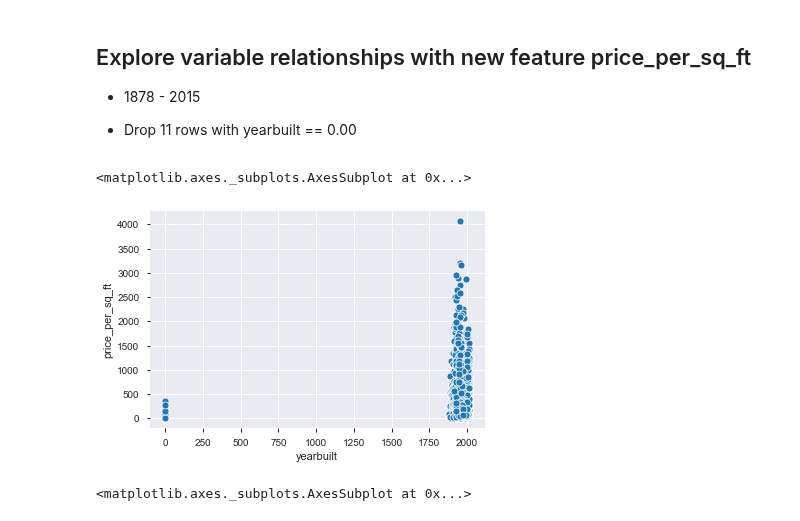
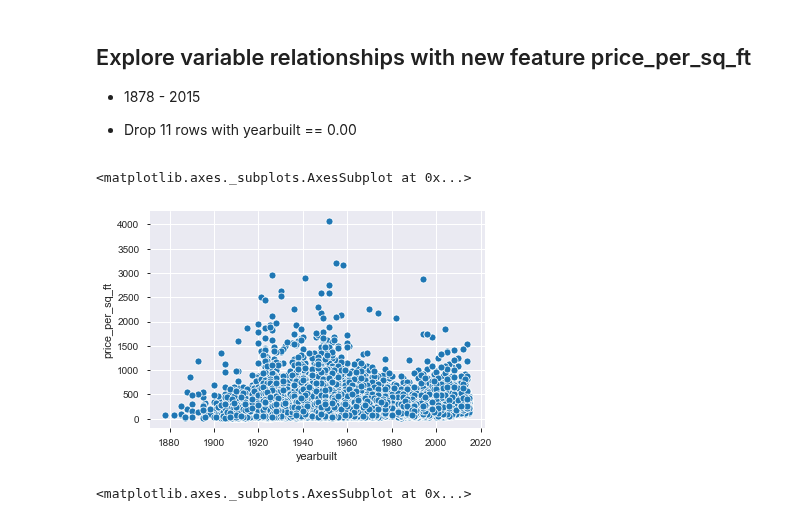
Before and after one commit to FJ-Zillow-Org/Zillow, a Jupyter notebook: deliverable.ipynb, the cells around one changed output. Cells and saved outputs as stored; diff of their text form; code cells hidden in the pictures.

Commit message:
Commit LOTS of changes. Fix impute of zeros into pool and garage, remove handle missing values function, remove train_cat

```diff
--- a/deliverable.ipynb
+++ b/deliverable.ipynb
@@ -224,8 +211,9 @@ cols = ["poolcnt", "garagecarcnt"]
 # %%
 # Impute zeros into poolcnt and garagecarcnt on train set
 
-train = prepare.fill_zero(train, cols=cols)
+train.poolcnt.fillna(value=0, inplace=True)
+test.poolcnt.fillna(value=0, inplace=True)
 # %%
 # Impute zeros into poolcnt and garagecarcnt on test set
-
-test = prepare.fill_zero(test, cols=cols)
+train.garagecarcnt.fillna(value=0, inplace=True)
+test.garagecarcnt.fillna(value=0, inplace=True)
@@ -236,4 +219,0 @@ test = prepare.fill_zero(test, cols=cols)
-# %%
-# drop columns that have more than 50% of values missing and rows with more than 75% of values missing
-
-train = prepare.handle_missing_values(train)
@@ -474,8 +416,8 @@ sns.scatterplot(data=train, x="logerror", y="price_per_sq_ft", hue="county_name"
 
 - Drop 11 rows with yearbuilt == 0.00
 # %%
-sns.scatterplot(data=train_cat, x="yearbuilt", y="price_per_sq_ft")
+sns.scatterplot(data=train, x="yearbuilt", y="price_per_sq_ft")
 # %% [output]
 <matplotlib.axes._subplots.AxesSubplot at 0x...>
-[figure, old version]
+[figure, new version]
 # %%
```
Also changed, not shown: parts of 69 cells of this notebook.
